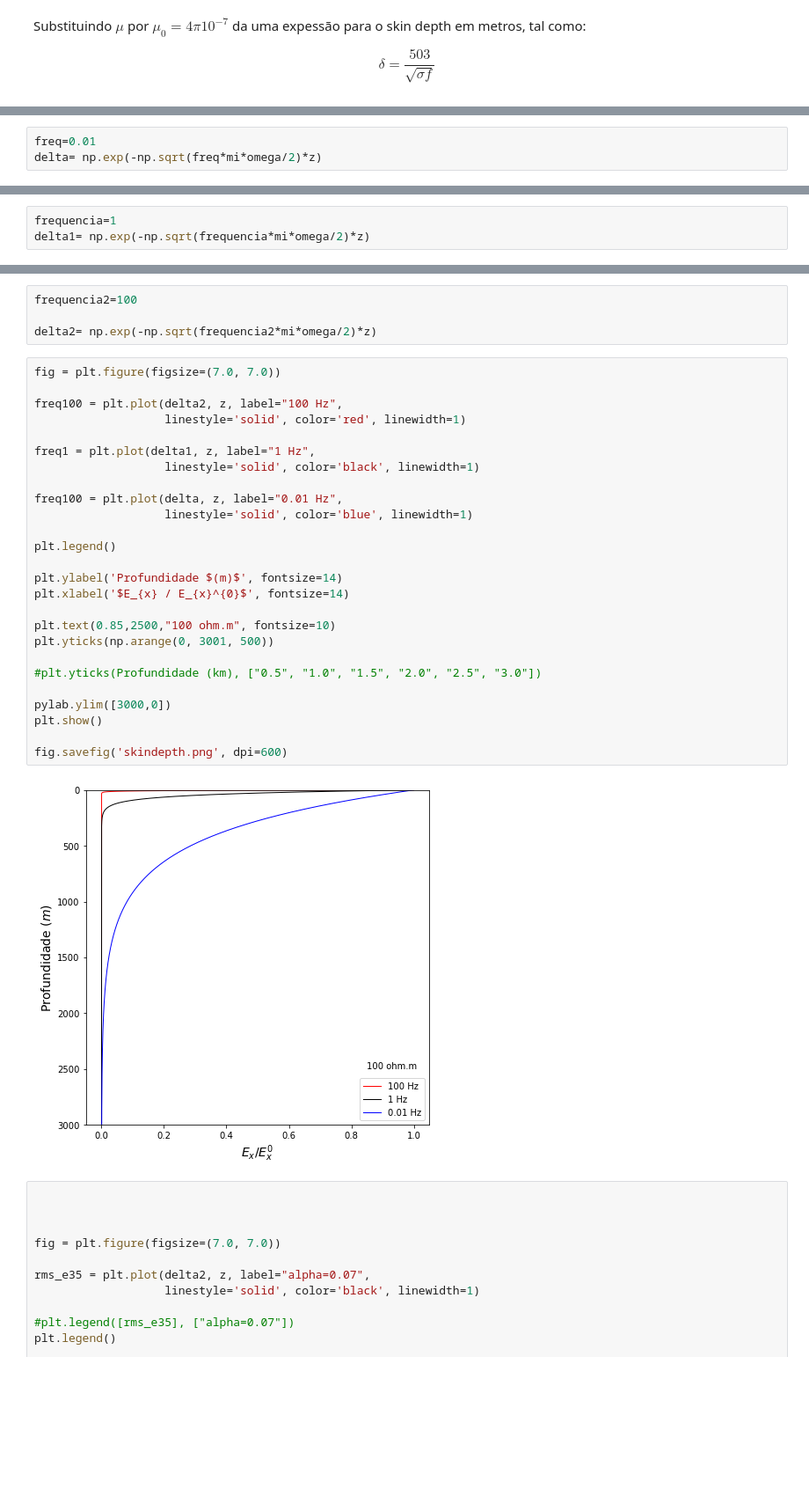
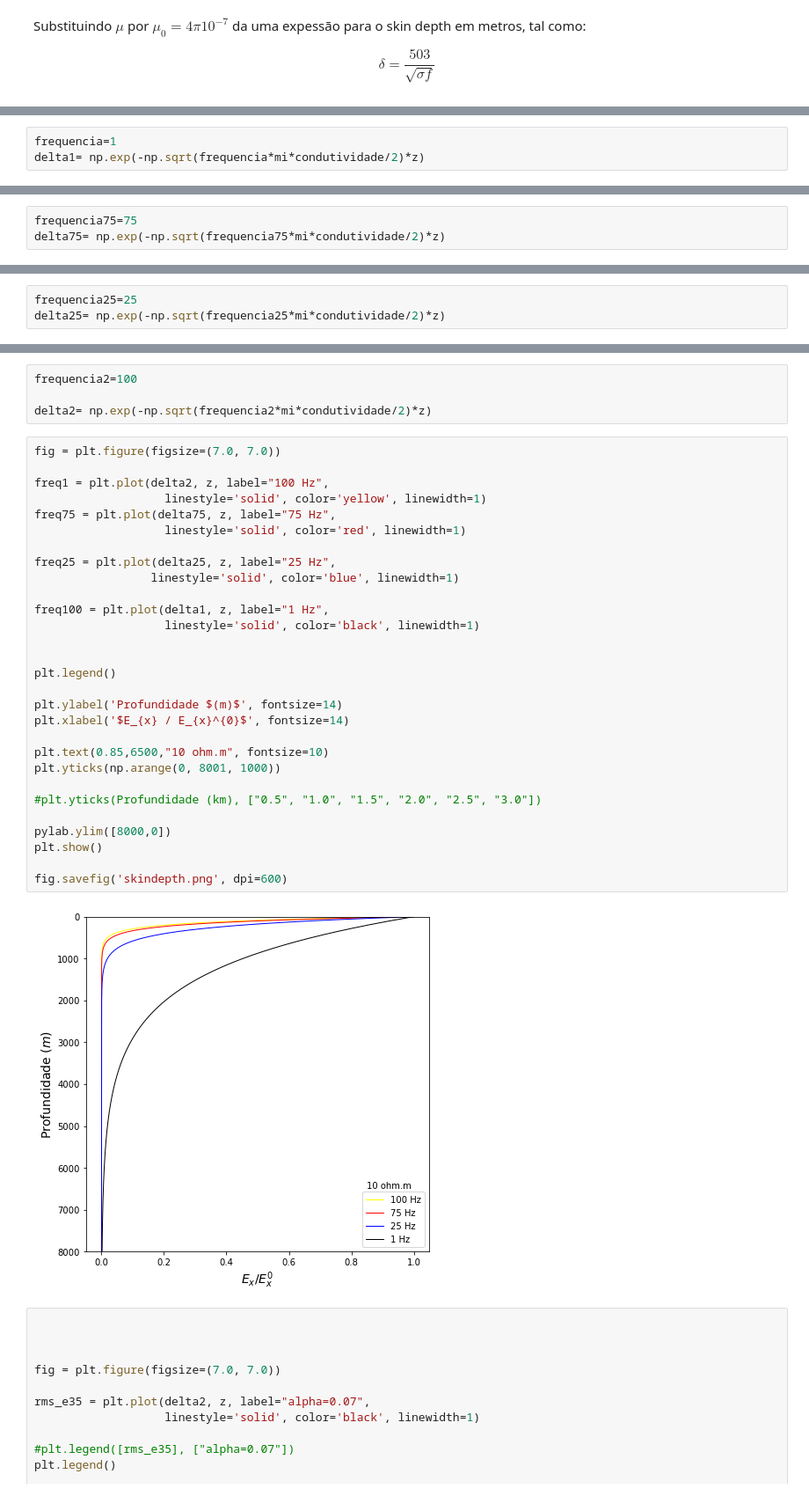
Before and after one commit to arturbenevides/MSc_Geophysics, a Jupyter notebook: Simulações Computacionais/Skin Depth.ipynb, the cells around one changed output, grey strips where cells are left out. Shown at 88% size. Drawn from its saved outputs; the diff is of its cells as text; blank space fills up the shorter version.

```diff
--- a/Simulações Computacionais/Skin Depth.ipynb
+++ b/Simulações Computacionais/Skin Depth.ipynb
@@ -44,3 +62,3 @@ omega=100
 # %%
-freq=0.01
-delta= np.exp(-np.sqrt(freq*mi*omega/2)*z)
+frequencia=1
+delta1= np.exp(-np.sqrt(frequencia*mi*condutividade/2)*z)
@@ -47,3 +67,3 @@ delta= np.exp(-np.sqrt(freq*mi*omega/2)*z)
 # %%
-frequencia=1
-delta1= np.exp(-np.sqrt(frequencia*mi*omega/2)*z)
+frequencia75=75
+delta75= np.exp(-np.sqrt(frequencia75*mi*condutividade/2)*z)
@@ -49,0 +72,3 @@ delta1= np.exp(-np.sqrt(frequencia*mi*omega/2)*z)
+# %%
+frequencia25=25
+delta25= np.exp(-np.sqrt(frequencia25*mi*condutividade/2)*z)
@@ -50,35 +77,38 @@ delta1= np.exp(-np.sqrt(frequencia*mi*omega/2)*z)
 # %%
 frequencia2=100
 
-delta2= np.exp(-np.sqrt(frequencia2*mi*omega/2)*z)
+delta2= np.exp(-np.sqrt(frequencia2*mi*condutividade/2)*z)
 # %%
 fig = plt.figure(figsize=(7.0, 7.0))
 
-freq100 = plt.plot(delta2, z, label="100 Hz",
+freq1 = plt.plot(delta2, z, label="100 Hz",
+                   linestyle='solid', color='yellow', linewidth=1)
+freq75 = plt.plot(delta75, z, label="75 Hz",
                    linestyle='solid', color='red', linewidth=1)
 
-freq1 = plt.plot(delta1, z, label="1 Hz",
+freq25 = plt.plot(delta25, z, label="25 Hz",
+                 linestyle='solid', color='blue', linewidth=1)
+
+freq100 = plt.plot(delta1, z, label="1 Hz",
                    linestyle='solid', color='black', linewidth=1)
 
-freq100 = plt.plot(delta, z, label="0.01 Hz",
-                   linestyle='solid', color='blue', linewidth=1)
 
 plt.legend()
 
 plt.ylabel('Profundidade $(m)$', fontsize=14)
 plt.xlabel('$E_{x} / E_{x}^{0}$', fontsize=14)
 
-plt.text(0.85,2500,"100 ohm.m", fontsize=10)
-plt.yticks(np.arange(0, 3001, 500))
+plt.text(0.85,6500,"10 ohm.m", fontsize=10)
+plt.yticks(np.arange(0, 8001, 1000))
 
 #plt.yticks(Profundidade (km), ["0.5", "1.0", "1.5", "2.0", "2.5", "3.0"])
 
-pylab.ylim([3000,0])
+pylab.ylim([8000,0])
 plt.show()
 
 fig.savefig('skindepth.png', dpi=600)
 # %% [output]
-[figure, old version]
+[figure, new version]
 # %%
 
 
```
Also changed, not shown: parts of 10 cells of this notebook, 1 other file.
